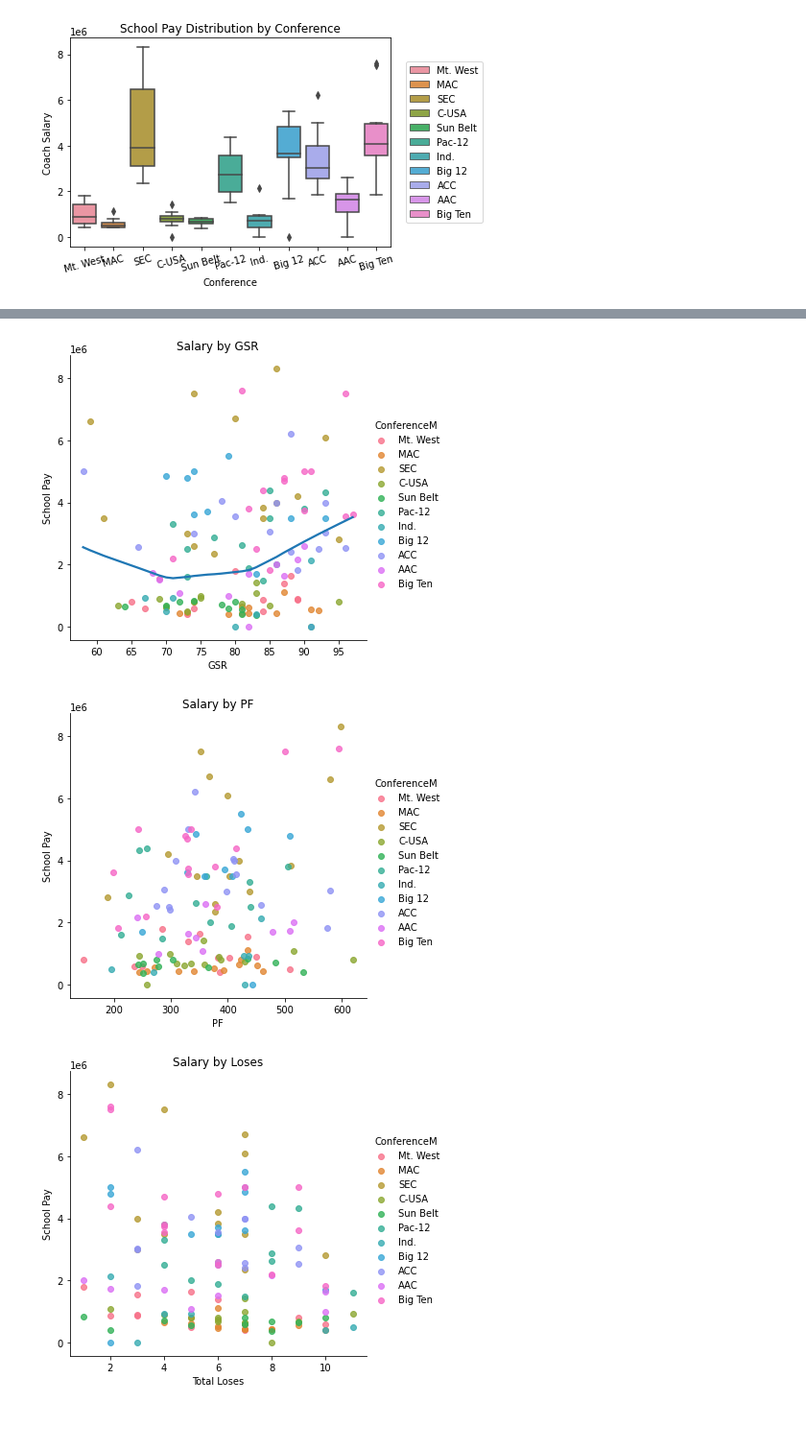
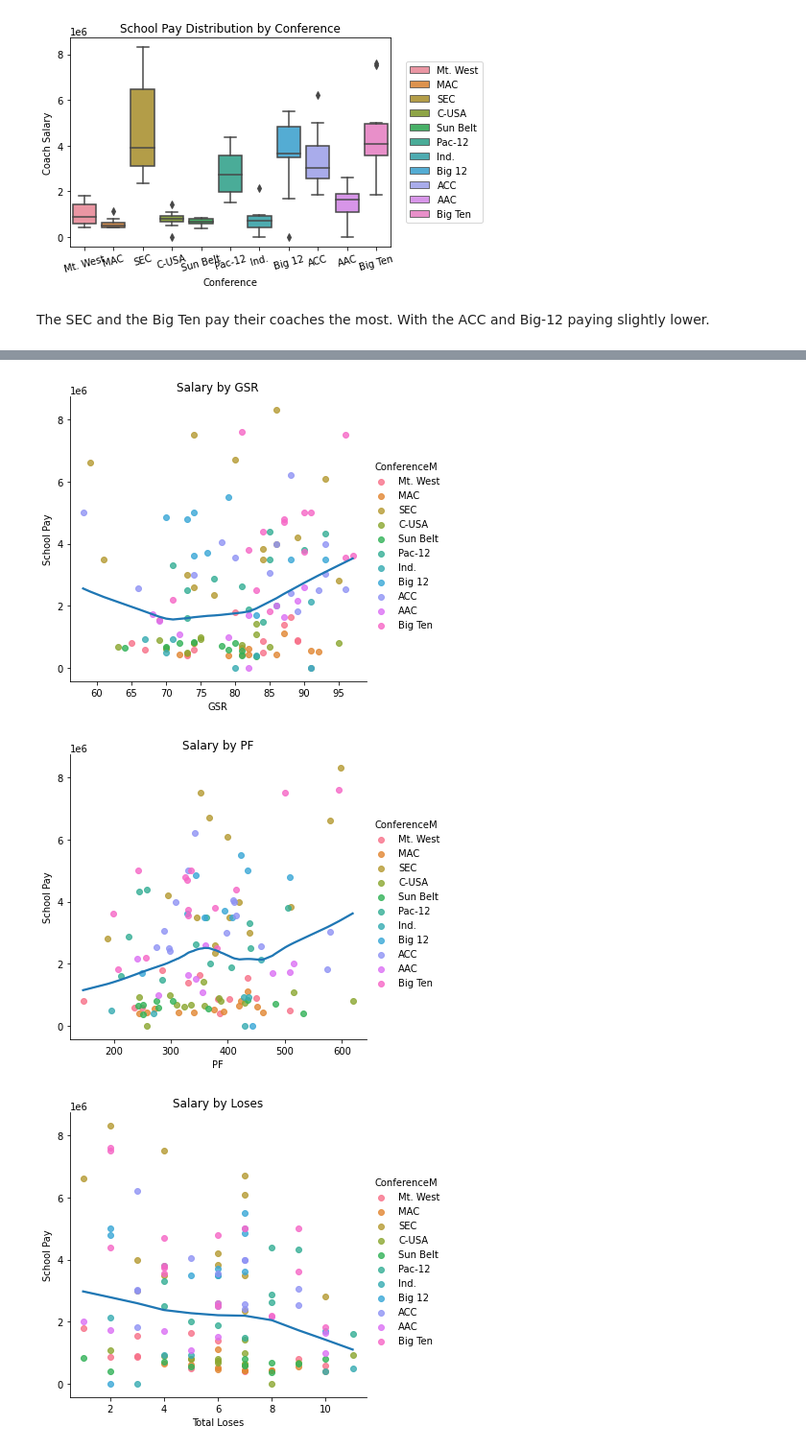
Before and after one commit to Champioa00/LAB1, a Jupyter notebook: Lab1Workingsession.ipynb, the cells around one changed output, grey strips where cells are left out. Shown: that part at 96% size. Cells and saved outputs as stored; diff of their text form; code cells hidden in the pictures; blank space fills up the shorter version.

```diff
--- a/Lab1Workingsession.ipynb
+++ b/Lab1Workingsession.ipynb
@@ -640,7 +642,6 @@ Now that we all the datasets have been combined, we can take a look and see what
 # %%
 ## Drop some columns that are duplicates ##
-
-coach_records_stadium_grad_df.drop(['School', 'Conference', 'Stadium', 'Cohort Year', 'Sport', 'Opened', 'State'], axis=1, inplace=True)
+coach_records_stadium_grad_df.drop(['School', 'Conference', 'Stadium', 'Cohort Year', 'Sport', 'Opened', 'State', 'Bonus', 'BonusPaid', 'TotalPay', 'AssistantPay', 'Buyout'], axis=1, inplace=True)
 
 ## Take a look at the final data model ##
 print(coach_records_stadium_grad_df.shape)
@@ -711,41 +706,43 @@ _ = plt.xticks(rotation=15)
 plt.show()
 # %% [output]
 [figure]
+# %% [markdown]
+The SEC and the Big Ten pay their coaches the most. With the ACC and Big-12 paying slightly lower.
 # %%
 ## Build an lm plot with loess regression ##
 ##  Total Wins by School Salary ##
-g = sns.lmplot(x='W', y='SchoolPay', data=coach_records_stadium_grad_df, hue='ConferenceM', fit_reg=False)
-sns.regplot(x='W', y='SchoolPay', data=coach_records_stadium_grad_df, scatter=False, ax=g.axes[0,0], lowess=True)
+a = sns.lmplot(x='W', y='SchoolPay', data=coach_records_stadium_grad_df, hue='ConferenceM', fit_reg=False)
+sns.regplot(x='W', y='SchoolPay', data=coach_records_stadium_grad_df, scatter=False, ax=a.axes[0,0], lowess=True)
 _ = plt.title('Salary by Wins')
 _ = plt.xlabel('Total Wins')
 _ = plt.ylabel('School Pay')
 plt.show()
 
 # Total pay by GSR
-h = sns.lmplot(x='GSR', y='SchoolPay', data=coach_records_stadium_grad_df, hue='ConferenceM', fit_reg=False)
-sns.regplot(x='GSR', y='SchoolPay', data=coach_records_stadium_grad_df, scatter=False, ax=h.axes[0,0], lowess=True)
+b = sns.lmplot(x='GSR', y='SchoolPay', data=coach_records_stadium_grad_df, hue='ConferenceM', fit_reg=False)
+sns.regplot(x='GSR', y='SchoolPay', data=coach_records_stadium_grad_df, scatter=False, ax=b.axes[0,0], lowess=True)
 _ = plt.title('Salary by GSR')
 _ = plt.xlabel('GSR')
 _ = plt.ylabel('School Pay')
 plt.show()
 
 # Total pay by PF
-i = sns.lmplot(x='PF', y='SchoolPay', data=coach_records_stadium_grad_df, hue='ConferenceM', fit_reg=False)
-sns.regplot(x='PF', y='SchoolPay', data=coach_records_stadium_grad_df, scatter=False, ax=h.axes[0,0], lowess=True)
+c = sns.lmplot(x='PF', y='SchoolPay', data=coach_records_stadium_grad_df, hue='ConferenceM', fit_reg=False)
+sns.regplot(x='PF', y='SchoolPay', data=coach_records_stadium_grad_df, scatter=False, ax=c.axes[0,0], lowess=True)
 _ = plt.title('Salary by PF')
 _ = plt.xlabel('PF')
 _ = plt.ylabel('School Pay')
 plt.show()
 
 # Total pay by losses ##
-j = sns.lmplot(x='L', y='SchoolPay', data=coach_records_stadium_grad_df, hue='ConferenceM', fit_reg=False)
-sns.regplot(x='L', y='SchoolPay', data=coach_records_stadium_grad_df, scatter=False, ax=g.axes[0,0], lowess=True)
+d = sns.lmplot(x='L', y='SchoolPay', data=coach_records_stadium_grad_df, hue='ConferenceM', fit_reg=False)
+sns.regplot(x='L', y='SchoolPay', data=coach_records_stadium_grad_df, scatter=False, ax=d.axes[0,0], lowess=True)
 _ = plt.title('Salary by Loses')
 _ = plt.xlabel('Total Loses')
 _ = plt.ylabel('School Pay')
 plt.show()
 # %% [output]
 [figure]
 [figure]
-[figure, old version]
+[figure, new version]
-[figure, old version]
+[figure, new version]
```
Also changed, not shown: parts of 40 cells of this notebook.
